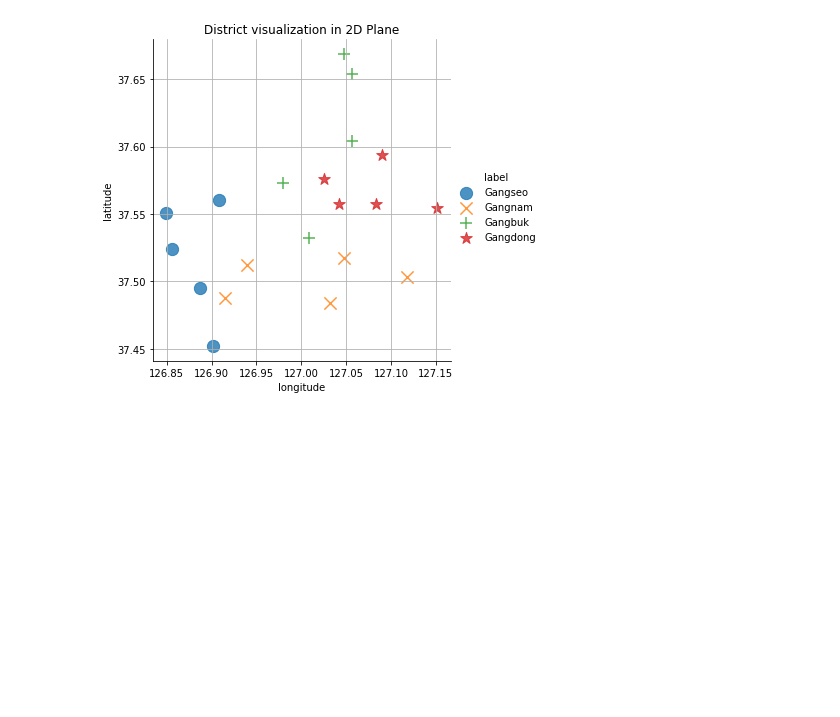
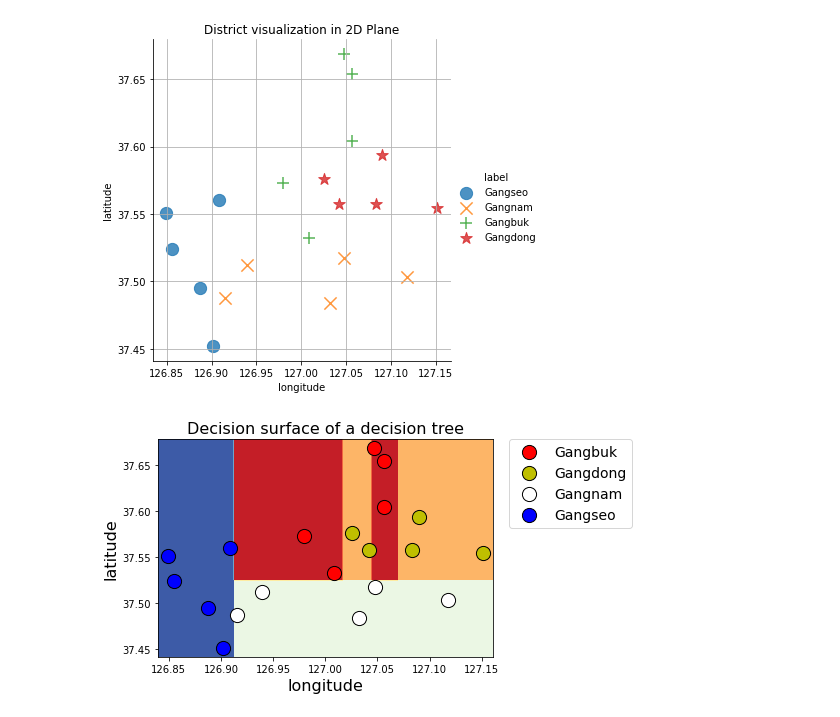
Before and after one commit to H43RO/ML-Algorithm-Practice, a Jupyter notebook: DecisionTree.ipynb, the cells around one changed output. Drawn from its saved outputs; the diff is of its cells as text; code cells hidden in the pictures; blank space fills up the shorter version.

```diff
--- a/DecisionTree.ipynb
+++ b/DecisionTree.ipynb
@@ -134,3 +134,13 @@ plt.title('District visualization in 2D Plane')
 # %% [output]
 Text(0.5, 1.0, 'District visualization in 2D Plane')
 [figure]
+# %%
+# 데이터 다듬기
+train_df.drop(['district'], axis=1, inplace = True)
+test_df.drop(['dong'], axis=1, inplace = True)
+
+X_train = train_df[['longitude', 'latitude']]
+y_train = train_df[['label']]
+
+X_test = test_df[['longitude', 'latitude']]
+y_test = test_df[['label']]
@@ -136,0 +207,4 @@ Text(0.5, 1.0, 'District visualization in 2D Plane')
+# %%
+display_decision_surface(clf,X_train, y_encoded)
+# %% [output]
+[figure, added]
```
Also changed, not shown: parts of 1 cell of this notebook.
